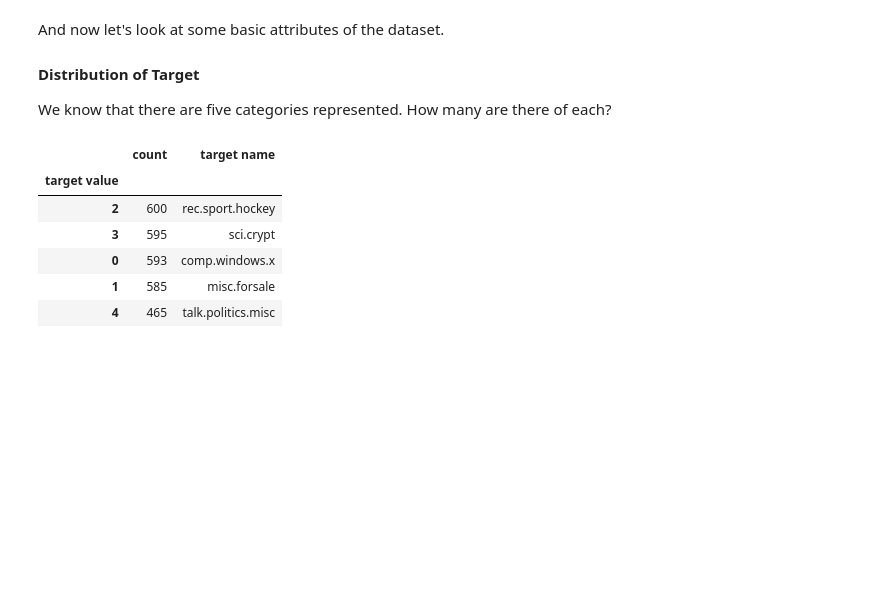
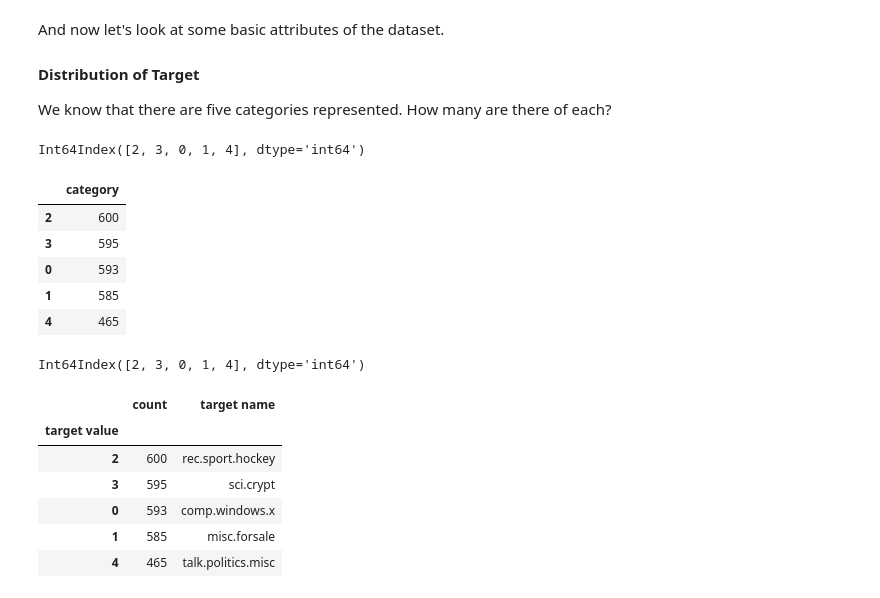
Before and after one commit to dvdhartsman/dsc-nlp-lab, a Jupyter notebook: index.ipynb, the cells around one changed output. Drawn from its saved outputs; the diff is of its cells as text; code cells hidden in the pictures; blank space fills up the shorter version.

```diff
--- a/index.ipynb
+++ b/index.ipynb
@@ -156,6 +156,24 @@ And now let's look at some basic attributes of the dataset.
 #### Distribution of Target
 
 We know that there are five categories represented. How many are there of each?
+# %%
+y_train.value_counts().index
+# %% [output]
+Int64Index([2, 3, 0, 1, 4], dtype='int64')
+# %%
+train_target_counts = pd.DataFrame(y_train.value_counts())
+train_target_counts
+# %% [output]
+|  | category |
+| 2 | 600 |
+| 3 | 595 |
+| 0 | 593 |
+| 1 | 585 |
+| 4 | 465 |
+# %%
+train_target_counts.index
+# %% [output]
+Int64Index([2, 3, 0, 1, 4], dtype='int64')
 # %%
 # Run this cell without changes
 
```
Also changed, not shown: parts of 32 cells of this notebook.
